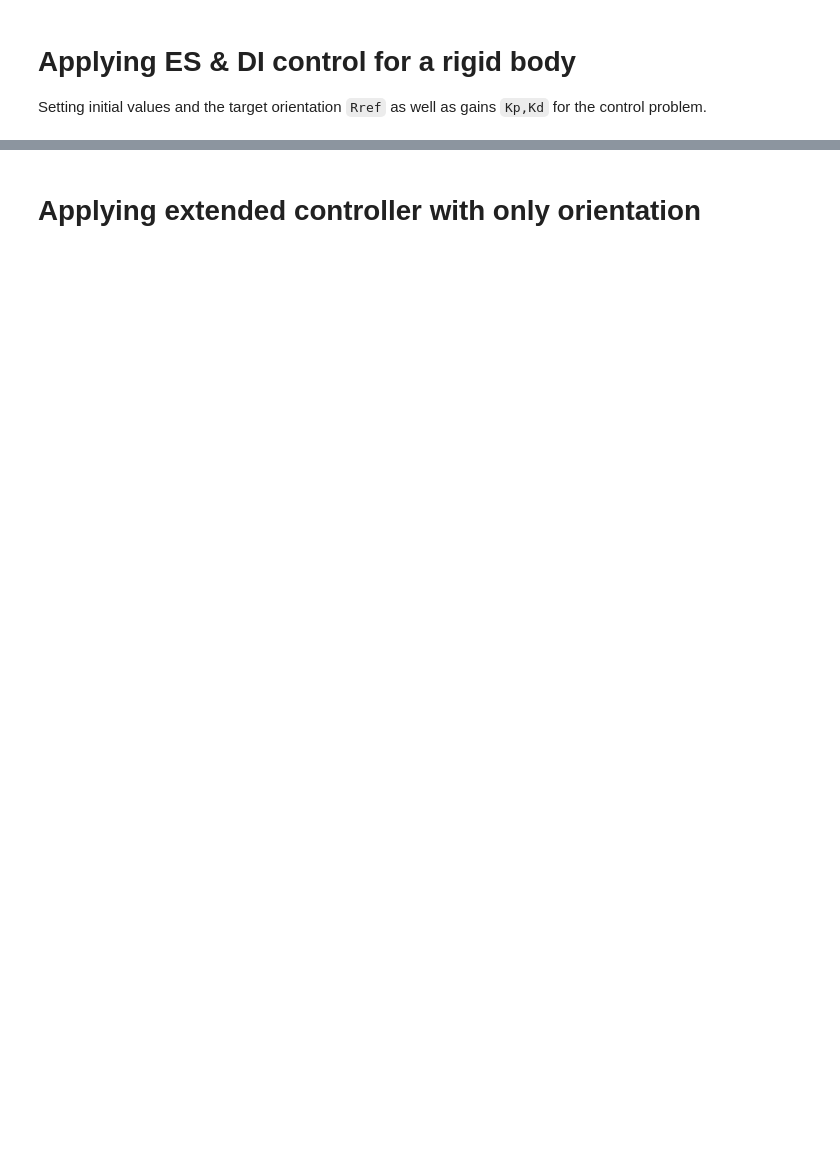
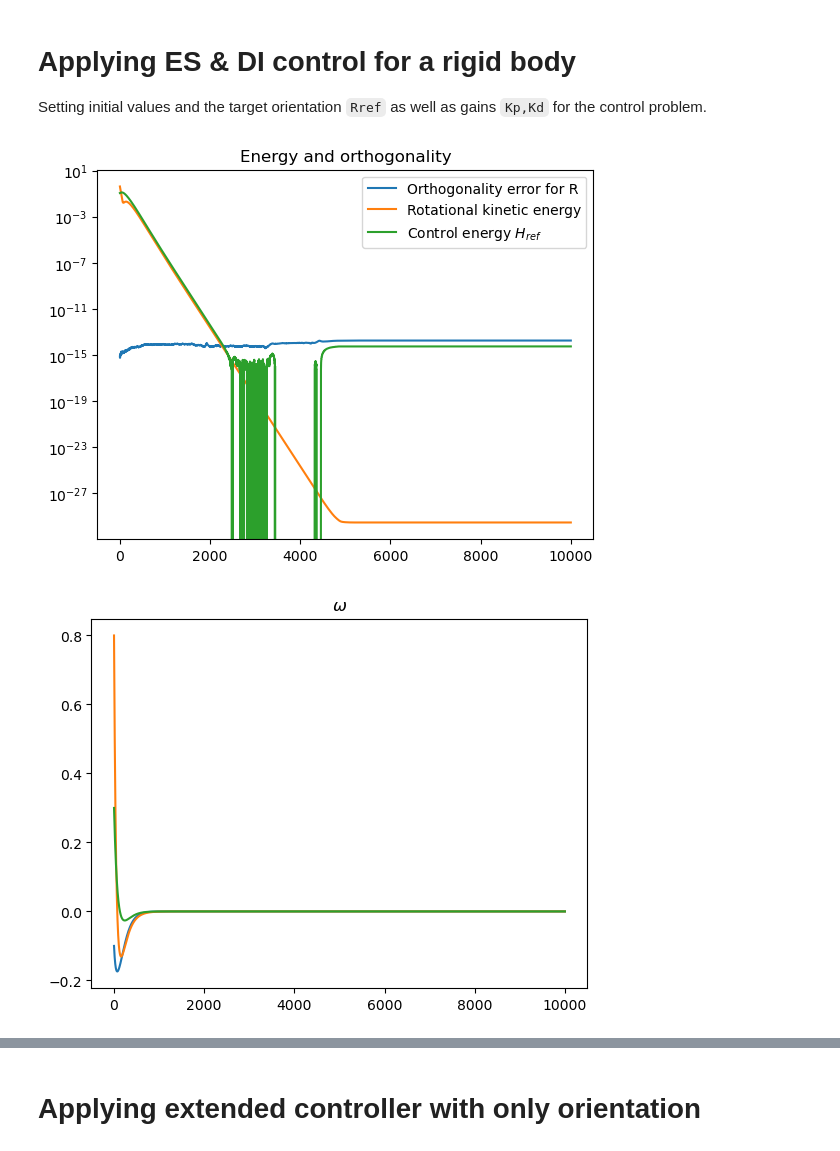
Before and after one commit to hakonnoren/structure_preserving_control, a Jupyter notebook: implementation/rigid_body_code.ipynb, the cells around one changed output, grey strips where cells are left out. Saved outputs shown, nothing was run; the diff lists cells and outputs as text; code cells hidden in the pictures; blank space fills up the shorter version.

```diff
--- a/implementation/rigid_body_code.ipynb
+++ b/implementation/rigid_body_code.ipynb
@@ -305,7 +358,7 @@ N = 10_000
 #Controller gains and desired orientation
 Kp = np.diag([1]*3)
 Kd = Kp*2
-Rref = np.eye(3)
+Rref = get_orth(3,seed=3)
 
 #Moments of intertia and inverse
 diag_I = np.array([1,0.8,1])
@@ -333,7 +386,7 @@ for n in range(N):
     w0 = ws[-1]
 
     #Lie Euler
-    Rs.append(R0@cay(dt*R_dot(w0)))
+    Rs.append(R0@rodrigues(dt*R_dot(w0)))
     #Explicit Euler
     ws.append(w0 + dt*w_dot_es_di(w0,R0))
 
@@ -342,22 +395,27 @@ ws = np.stack(ws)
 # %%
 plt.semilogy([check_orth(R) for R in Rs],label="Orthogonality error for R")
 plt.semilogy([hamiltonian_rot(w) for w in ws],label="Rotational kinetic energy")
 plt.semilogy([hamiltonian_ref(R) for R in Rs],label="Control energy $H_{ref}$")
 plt.legend()
 plt.title("Energy and orthogonality")
 plt.show()
 
 
 plt.plot(ws)
 plt.title(r"$\omega$")
 plt.show()
 
-ax = get_sphere()
+energy = lambda R,i : .5*(Kp[i,i]*(1 - Rref[:,i].T@R))
+
 
 i = 2
+ax = get_sphere_energy(energy,i)
 ax.plot3D(R00[0,i],R00[1,i],R00[2,i],'o',c="blue",label="Initial orientation")
 ax.plot3D(Rref[0,i],Rref[1,i],Rref[2,i],'o',c="red",label="Desired orientation")
 ax.plot3D(Rs[:,0,i],Rs[:,1,i],Rs[:,2,i],'k-',label="Trajectory")
 plt.legend()
 plt.title(f"Orientation given by $r_{i} \in S^2$")
 plt.show()
+# %% [output]
+[figure, added]
+[figure, added]
```
Also changed, not shown: parts of 10 cells of this notebook, 3 other files.
